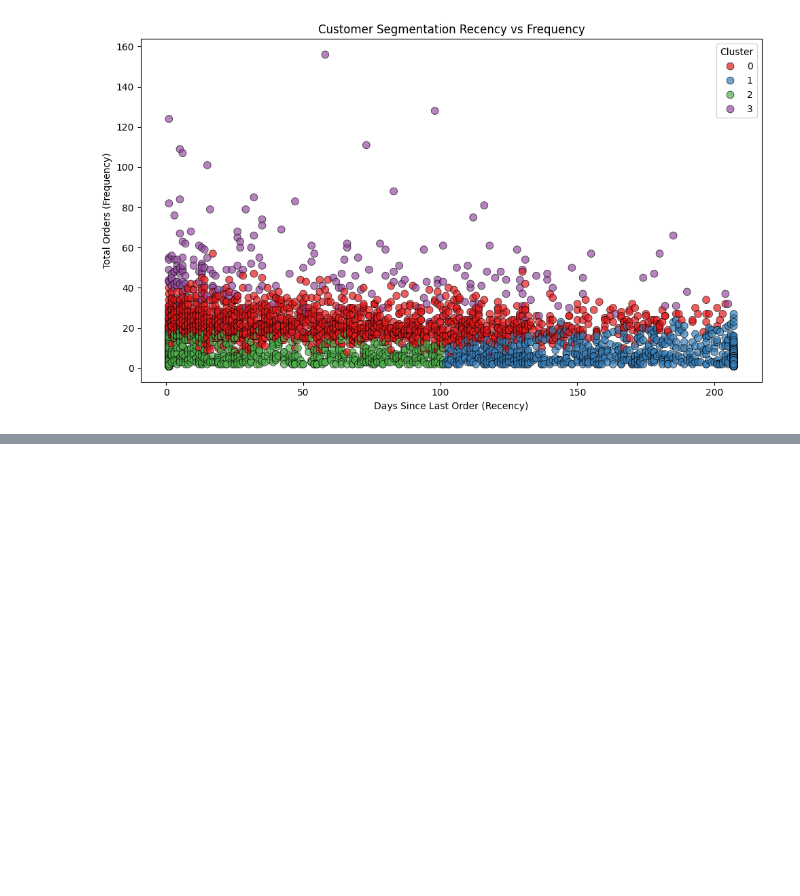
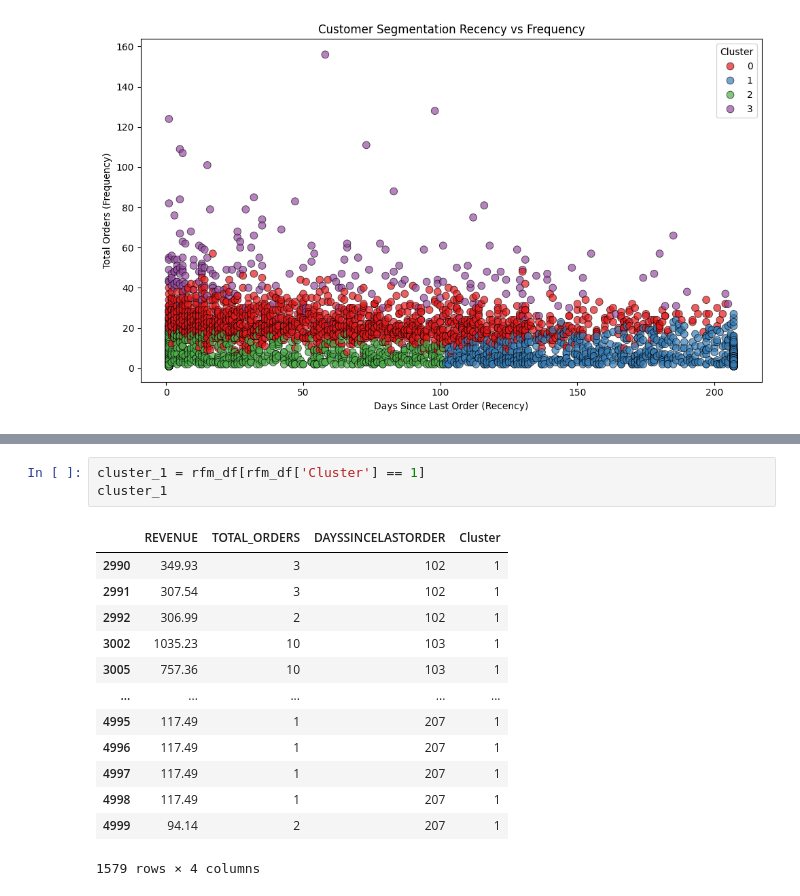
Before and after one commit to 0devesh0/codvo.ai, a Jupyter notebook: notebooks/eda.ipynb, the cells around one changed output, grey strips where cells are left out. Cells and saved outputs as stored; diff of their text form; blank space fills up the shorter version.

```diff
--- a/notebooks/eda.ipynb
+++ b/notebooks/eda.ipynb
@@ -609,0 +627,17 @@ plt.show()
+# %%
+cluster_1 = rfm_df[rfm_df['Cluster'] == 1]
+cluster_1
+# %% [output]
+|  | REVENUE | TOTAL_ORDERS | DAYSSINCELASTORDER | Cluster |
+| 2990 | 349.93 | 3 | 102 | 1 |
+| 2991 | 307.54 | 3 | 102 | 1 |
+| 2992 | 306.99 | 2 | 102 | 1 |
+| 3002 | 1035.23 | 10 | 103 | 1 |
+| 3005 | 757.36 | 10 | 103 | 1 |
+| ... | ... | ... | ... | ... |
+| 4995 | 117.49 | 1 | 207 | 1 |
+| 4996 | 117.49 | 1 | 207 | 1 |
+| 4997 | 117.49 | 1 | 207 | 1 |
+| 4998 | 117.49 | 1 | 207 | 1 |
+| 4999 | 94.14 | 2 | 207 | 1 |
+1579 rows × 4 columns
```
Also changed, not shown: parts of 3 cells of this notebook.
